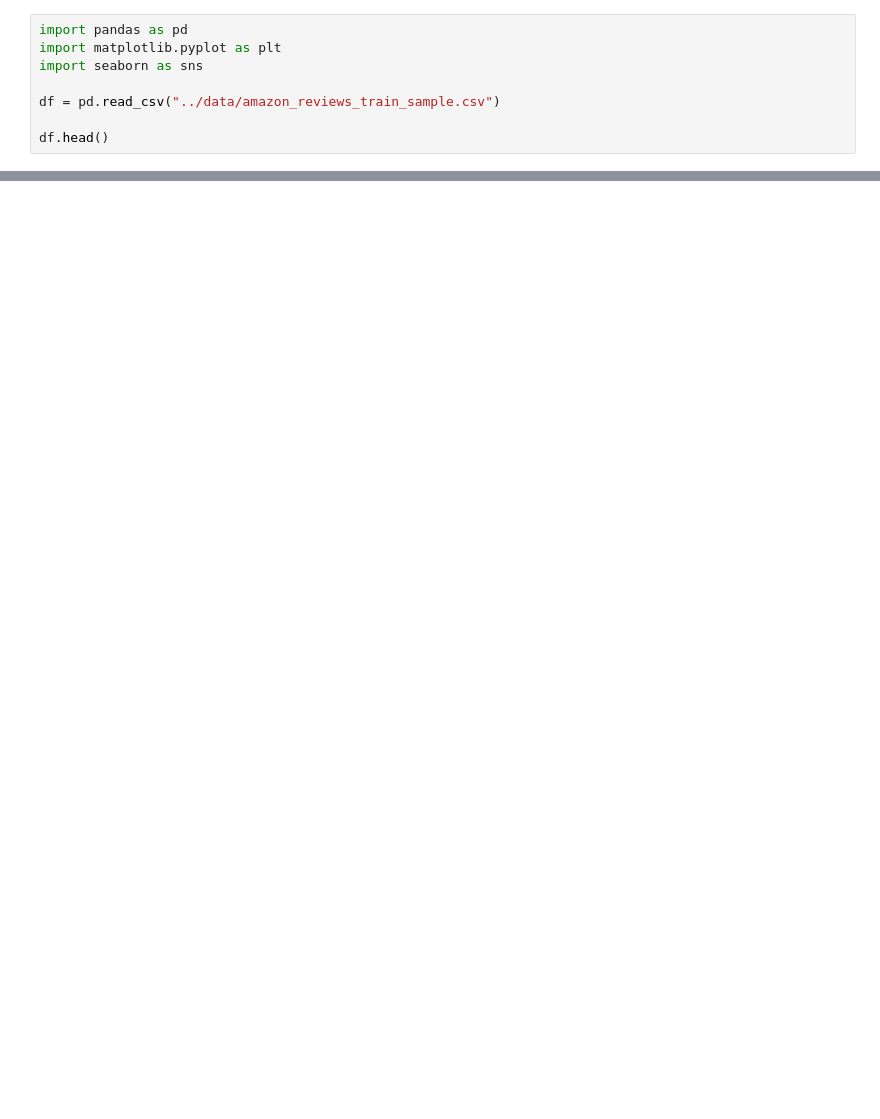
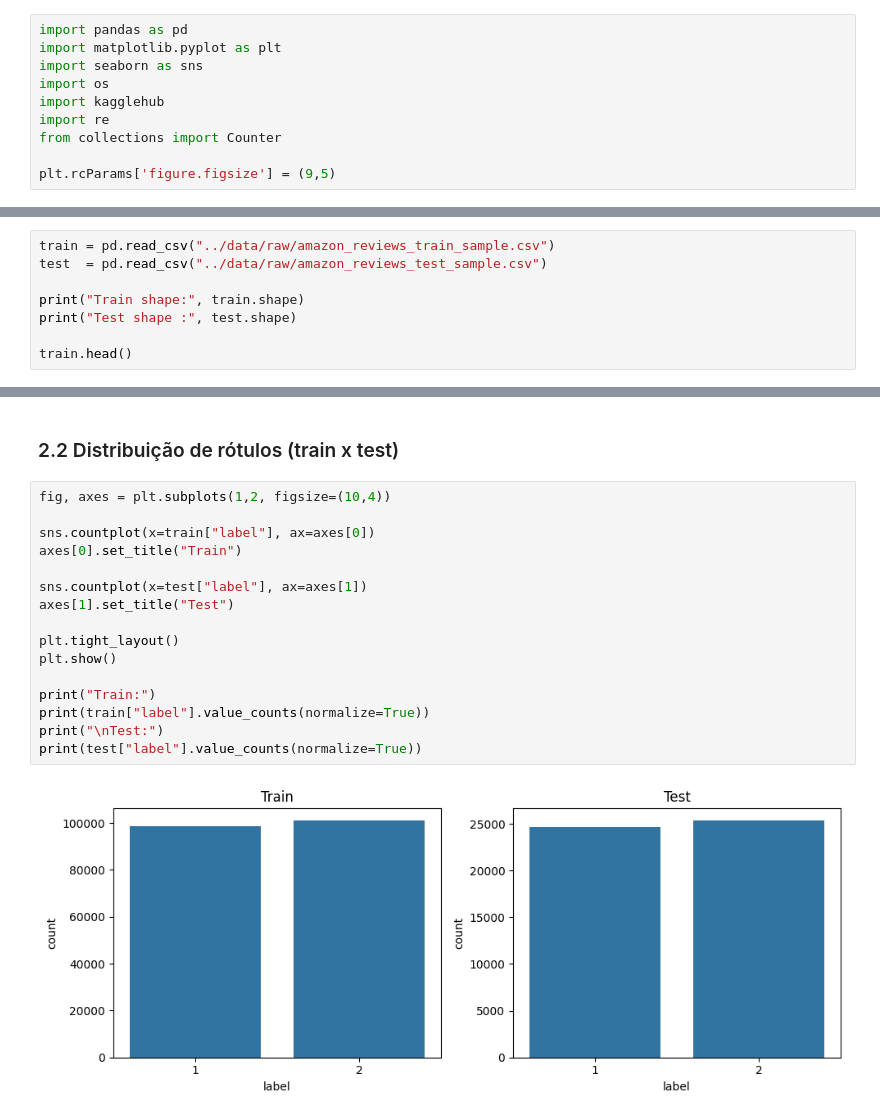
Before and after one commit to jordanmsouza/MLOPSProjetoFinal, a Jupyter notebook: notebook/EDA.ipynb, the cells around one changed output, grey strips where cells are left out. Saved outputs shown, nothing was run; the diff lists cells and outputs as text; blank space fills up the shorter version.

```diff
--- a/notebook/EDA.ipynb
+++ b/notebook/EDA.ipynb
@@ -4,7 +7,9 @@
 import pandas as pd
 import matplotlib.pyplot as plt
 import seaborn as sns
+import os
+import kagglehub
+import re
+from collections import Counter
 
-df = pd.read_csv("../data/amazon_reviews_train_sample.csv")
-
-df.head()
+plt.rcParams['figure.figsize'] = (9,5)
@@ -76,0 +111,8 @@ Name: proportion, dtype: float64
+# %%
+train = pd.read_csv("../data/raw/amazon_reviews_train_sample.csv")
+test  = pd.read_csv("../data/raw/amazon_reviews_test_sample.csv")
+
+print("Train shape:", train.shape)
+print("Test shape :", test.shape)
+
+train.head()
@@ -76,0 +143,20 @@ Name: proportion, dtype: float64
+# %% [markdown]
+### 2.2 Distribuição de rótulos (train x test)
+# %%
+fig, axes = plt.subplots(1,2, figsize=(10,4))
+
+sns.countplot(x=train["label"], ax=axes[0])
+axes[0].set_title("Train")
+
+sns.countplot(x=test["label"], ax=axes[1])
+axes[1].set_title("Test")
+
+plt.tight_layout()
+plt.show()
+
+print("Train:")
+print(train["label"].value_counts(normalize=True))
+print("\nTest:")
+print(test["label"].value_counts(normalize=True))
+# %% [output]
+[figure, added]
```
Also changed, not shown: parts of 38 cells of this notebook, 18 other files.
